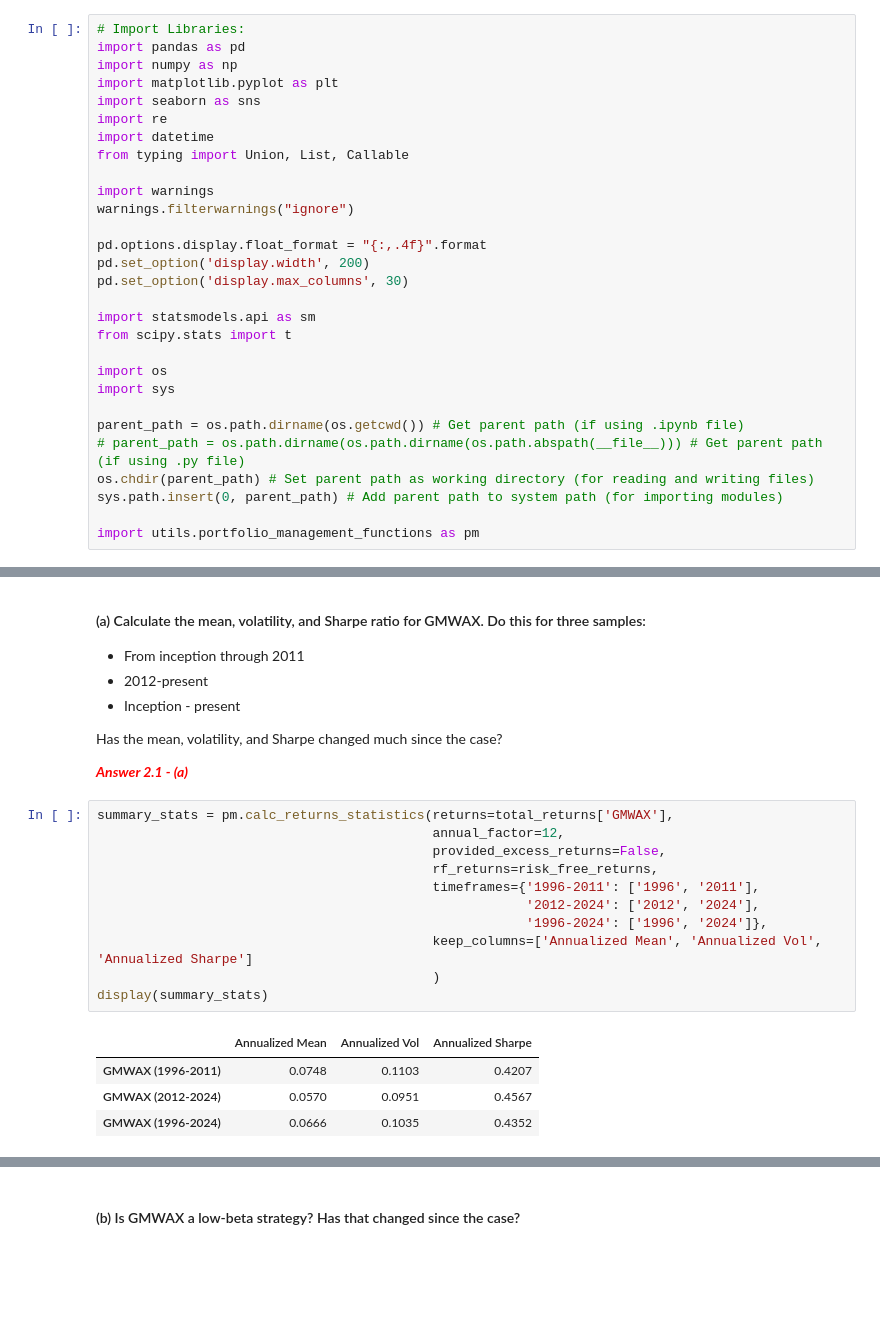
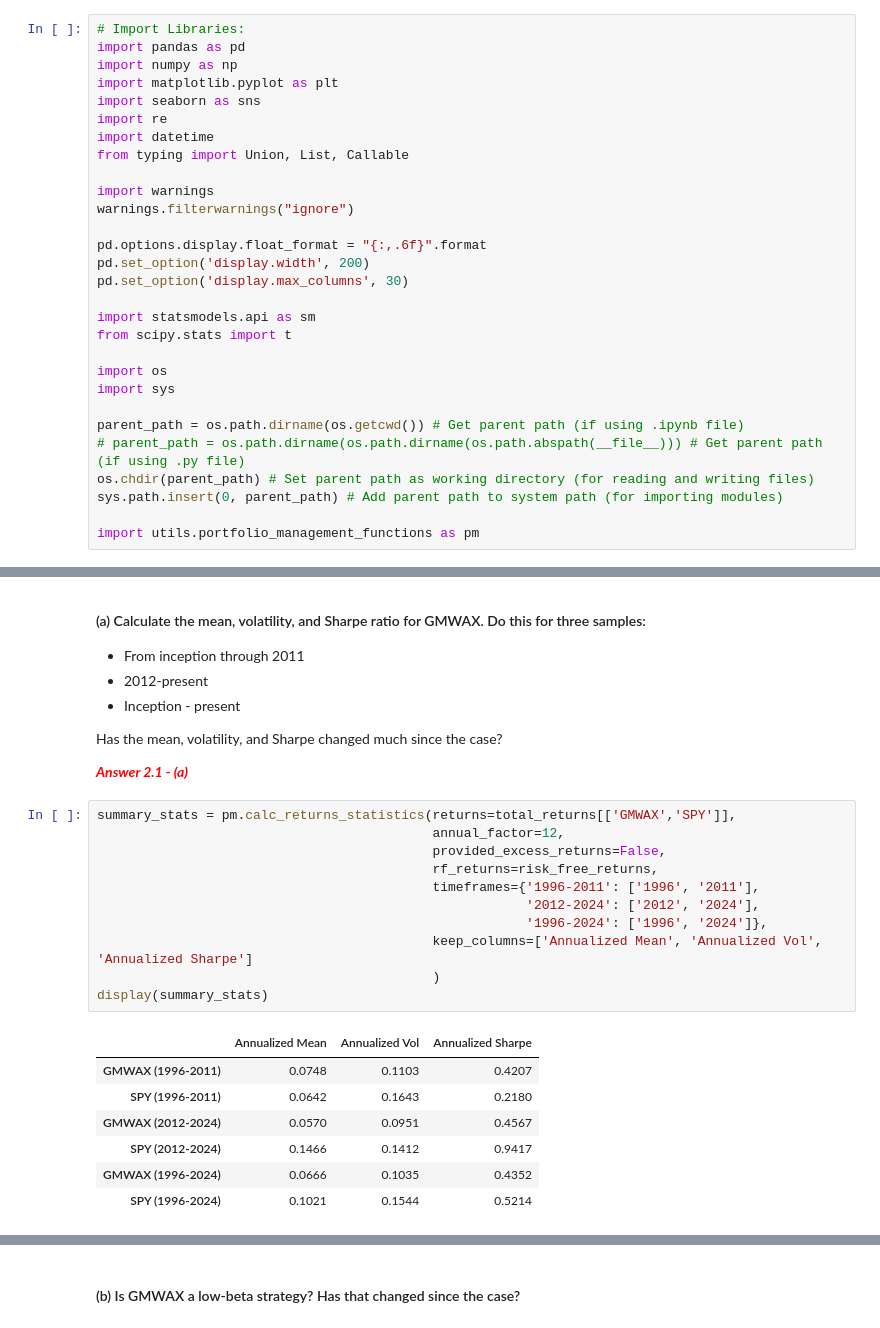
Before and after one commit to Scheffer888/finm-portfolio-2024, a Jupyter notebook: eduardo/Homework 7 - Returns Forecast.ipynb, the cells around one changed output, grey strips where cells are left out. Drawn from its saved outputs; the diff is of its cells as text; blank space fills up the shorter version.

```diff
--- a/eduardo/Homework 7 - Returns Forecast.ipynb
+++ b/eduardo/Homework 7 - Returns Forecast.ipynb
@@ -162,7 +184,7 @@ from typing import Union, List, Callable
 import warnings
 warnings.filterwarnings("ignore")
 
-pd.options.display.float_format = "{:,.4f}".format
+pd.options.display.float_format = "{:,.6f}".format
 pd.set_option('display.width', 200)
 pd.set_option('display.max_columns', 30)
 
@@ -236,18 +258,21 @@ Has the mean, volatility, and Sharpe changed much since the case?
 
 <span style="color:red">__*Answer 2.1 - (a)*__</span>
 # %%
-summary_stats = pm.calc_returns_statistics(returns=total_returns['GMWAX'],
+summary_stats = pm.calc_returns_statistics(returns=total_returns[['GMWAX','SPY']],
                                            annual_factor=12,
                                            provided_excess_returns=False,
                                            rf_returns=risk_free_returns,
                                            timeframes={'1996-2011': ['1996', '2011'],
                                                        '2012-2024': ['2012', '2024'],
                                                        '1996-2024': ['1996', '2024']},
                                            keep_columns=['Annualized Mean', 'Annualized Vol', 'Annualized Sharpe']
                                            )
 display(summary_stats)
 # %% [output]
 |  | Annualized Mean | Annualized Vol | Annualized Sharpe |
 | GMWAX (1996-2011) | 0.0748 | 0.1103 | 0.4207 |
+| SPY (1996-2011) | 0.0642 | 0.1643 | 0.2180 |
 | GMWAX (2012-2024) | 0.0570 | 0.0951 | 0.4567 |
+| SPY (2012-2024) | 0.1466 | 0.1412 | 0.9417 |
 | GMWAX (1996-2024) | 0.0666 | 0.1035 | 0.4352 |
+| SPY (1996-2024) | 0.1021 | 0.1544 | 0.5214 |
```
Also changed, not shown: parts of 58 cells of this notebook, 3 other files.
